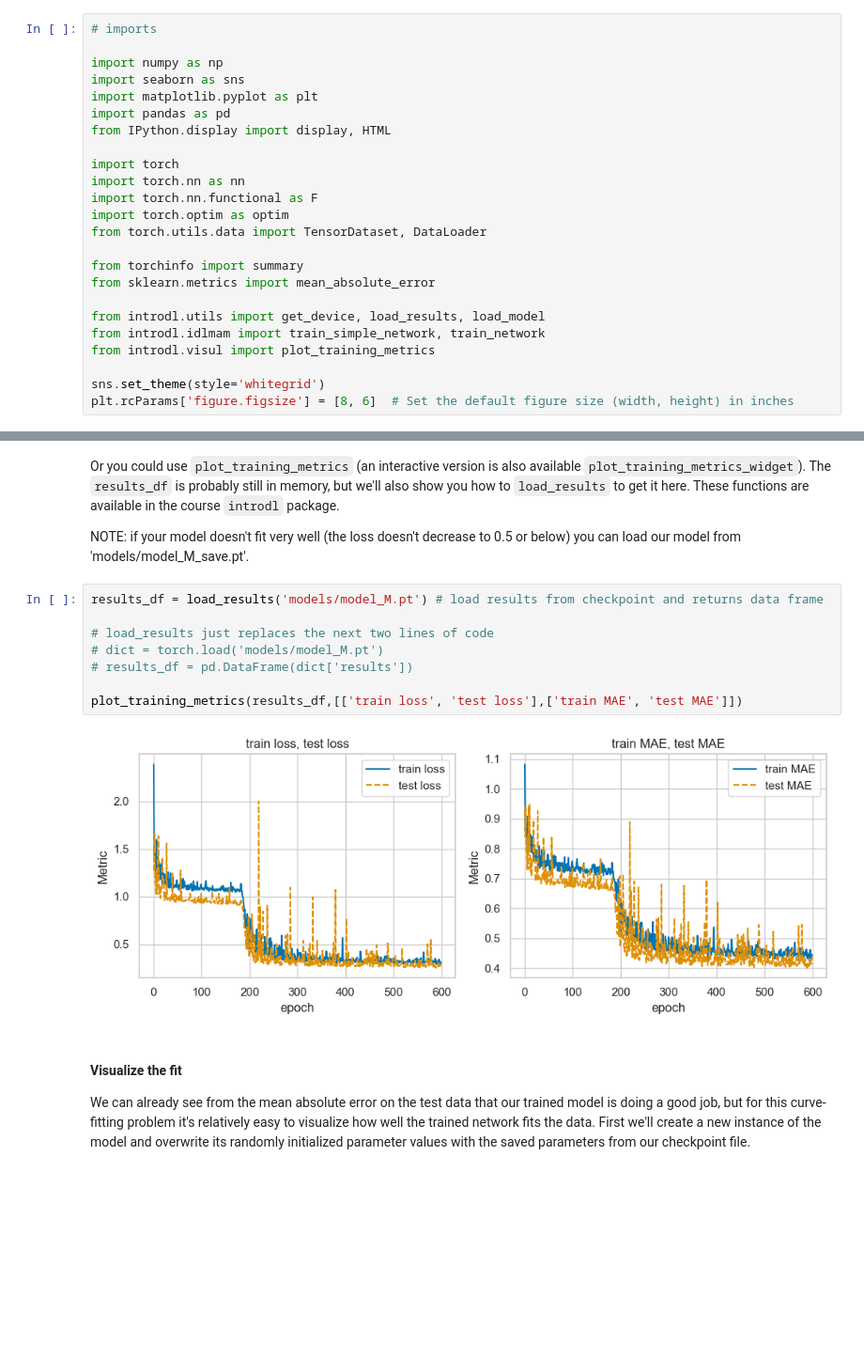
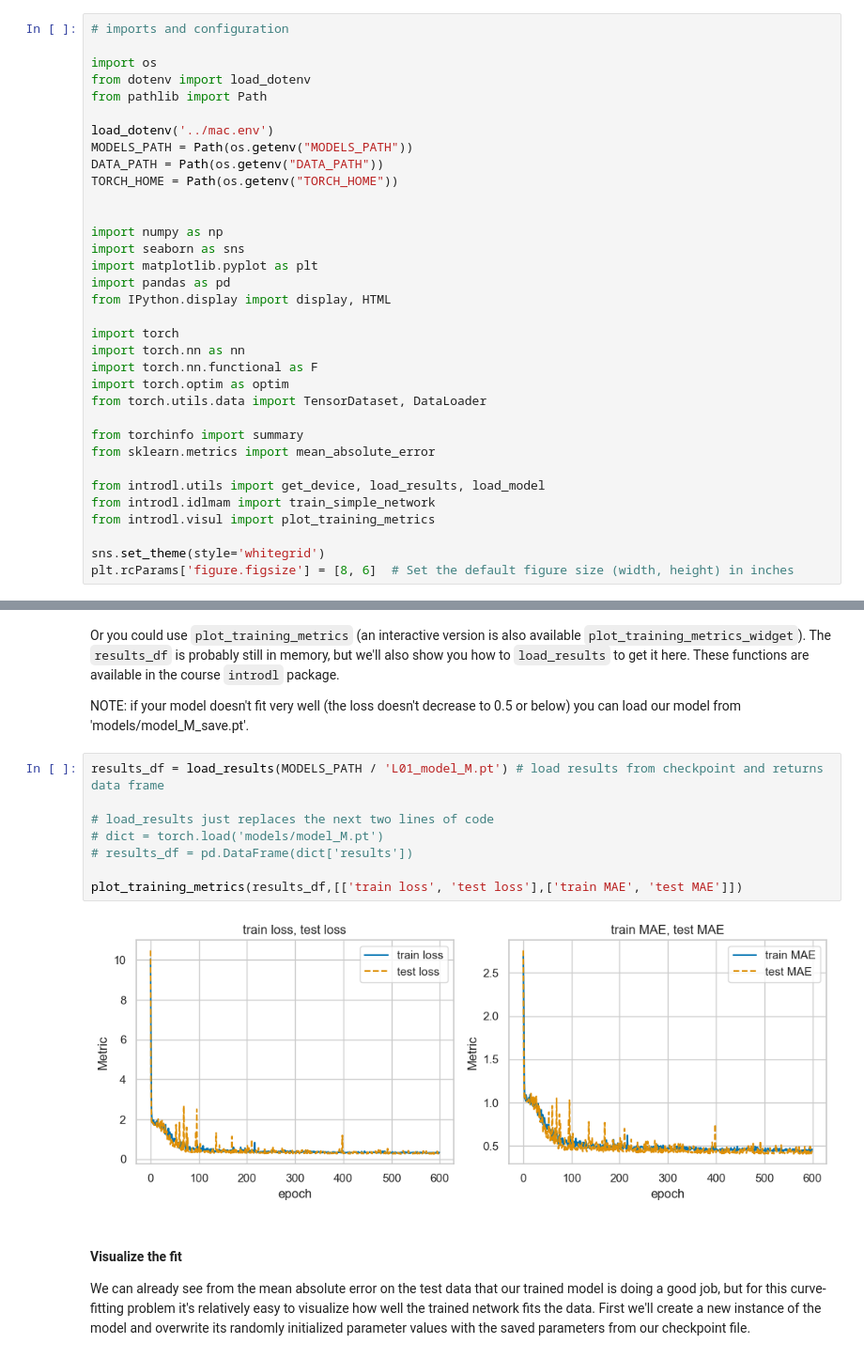
Before and after one commit to nkoranda97/DS776, a Jupyter notebook: Lesson_01_Neural_Networks/L01_2_Nonlinear_Regression_1D_VIDEO.ipynb, the cells around one changed output, grey strips where cells are left out. Shown at 94% size. Drawn from its saved outputs; the diff is of its cells as text; blank space fills up the shorter version.

Commit message:
use pathlib

```diff
--- a/Lesson_01_Neural_Networks/L01_2_Nonlinear_Regression_1D_VIDEO.ipynb
+++ b/Lesson_01_Neural_Networks/L01_2_Nonlinear_Regression_1D_VIDEO.ipynb
@@ -9,6 +8,16 @@ WARNING: Error parsing dependencies of pytorch-lightning: .* suffix can only be
 Note: you may need to restart the kernel to use updated packages.
 # %%
-# imports
+# imports and configuration
+
+import os
+from dotenv import load_dotenv
+from pathlib import Path
+
+load_dotenv('../mac.env')
+MODELS_PATH = Path(os.getenv("MODELS_PATH"))
+DATA_PATH = Path(os.getenv("DATA_PATH"))
+TORCH_HOME = Path(os.getenv("TORCH_HOME"))
+
 
 import numpy as np
 import seaborn as sns
@@ -26,7 +35,7 @@ from torchinfo import summary
 from sklearn.metrics import mean_absolute_error
 
 from introdl.utils import get_device, load_results, load_model
-from introdl.idlmam import train_simple_network, train_network
+from introdl.idlmam import train_simple_network
 from introdl.visul import plot_training_metrics
 
 sns.set_theme(style='whitegrid')
@@ -480,15 +491,15 @@ Or you could use `plot_training_metrics` (an interactive version is also availab
 
 NOTE:  if your model doesn't fit very well (the loss doesn't decrease to 0.5 or below) you can load our model from 'models/model_M_save.pt'.
 # %%
-results_df = load_results('models/model_M.pt') # load results from checkpoint and returns data frame
+results_df = load_results(MODELS_PATH / 'L01_model_M.pt') # load results from checkpoint and returns data frame
 
 # load_results just replaces the next two lines of code
 # dict = torch.load('models/model_M.pt')
 # results_df = pd.DataFrame(dict['results'])
 
 plot_training_metrics(results_df,[['train loss', 'test loss'],['train MAE', 'test MAE']])
 # %% [output]
-[figure, old version]
+[figure, new version]
 # %% [markdown]
 #### Visualize the fit
 
```
Also changed, not shown: parts of 13 cells of this notebook, 1 other file.
